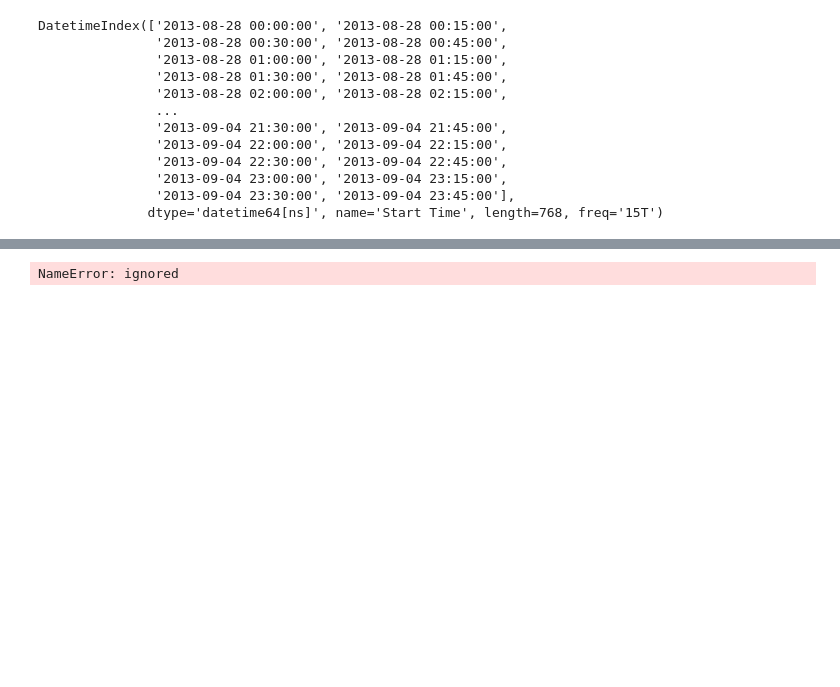
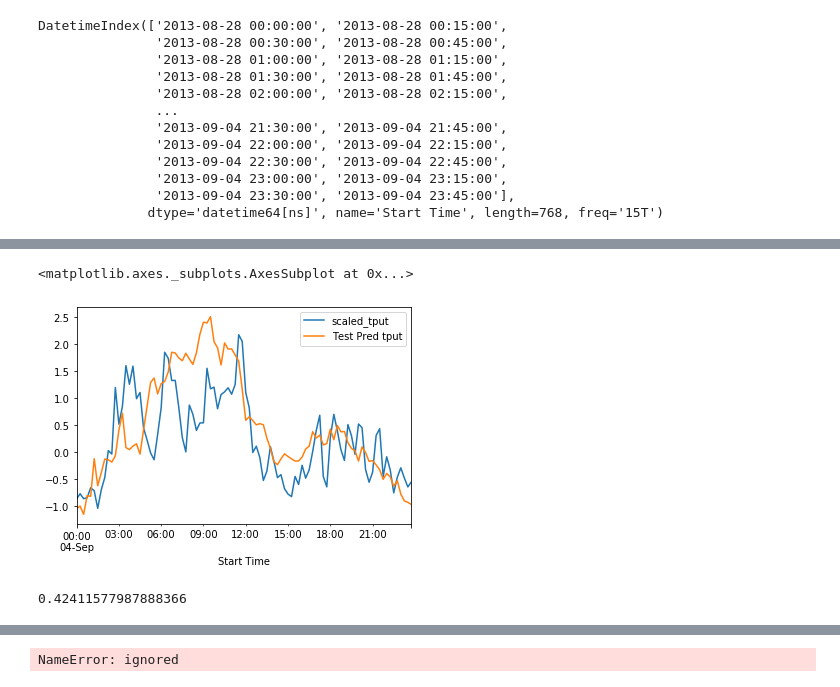
Before and after one commit to athalji/Timeseries_Forecasting_AWS, a Jupyter notebook: Vector_Autoregression_VARMA_methods.ipynb, the cells around one changed output, grey strips where cells are left out. Drawn from its saved outputs; the diff is of its cells as text; code cells hidden in the pictures; blank space fills up the shorter version.

```diff
--- a/Vector_Autoregression_VARMA_methods.ipynb
+++ b/Vector_Autoregression_VARMA_methods.ipynb
@@ -53,0 +163,11 @@ DatetimeIndex(['2013-08-28 00:00:00', '2013-08-28 00:15:00',
+# %%
+results=model.fit(96)
+
+#model.fit?
+# %%
+#lag_order=results.k_ar
+
+lag_order=96
+# %%
+prior=train.iloc[-lag_order:][cols].to_numpy()
+fcast=results.forecast(prior,Samtest)
@@ -53,0 +178,13 @@ DatetimeIndex(['2013-08-28 00:00:00', '2013-08-28 00:15:00',
+# %%
+
+df_varma.loc[train_idx,'Train Pred tput']=train['scaled_tput']
+df_varma.loc[test_idx,'Test Pred tput']=fcast[:,0]
+
+#df_varma.loc[train_idx,'Train Pred users']=train['L.Traffic.User.Avg (None)']
+#df_varma.loc[test_idx,'Test Pred users']=test['L.Traffic.User.Avg (None)']
+# %%
+plot_cols=['scaled_tput','Train Pred tput','Test Pred tput']
+df_varma.iloc[-96:][plot_cols][['scaled_tput','Test Pred tput']].plot()
+# %% [output]
+<matplotlib.axes._subplots.AxesSubplot at 0x...>
+[figure, added]
@@ -53,0 +198,4 @@ DatetimeIndex(['2013-08-28 00:00:00', '2013-08-28 00:15:00',
+# %%
+np.sqrt(mean_squared_error(scalert.inverse_transform(df_varma.iloc[-96:][plot_cols]['scaled_tput']),scalert.inverse_transform(df_varma.iloc[-96:][plot_cols]['Test Pred tput'])))
+# %% [output]
+0.42411577987888366
```
Also changed, not shown: parts of 35 cells of this notebook, 3 other files.
